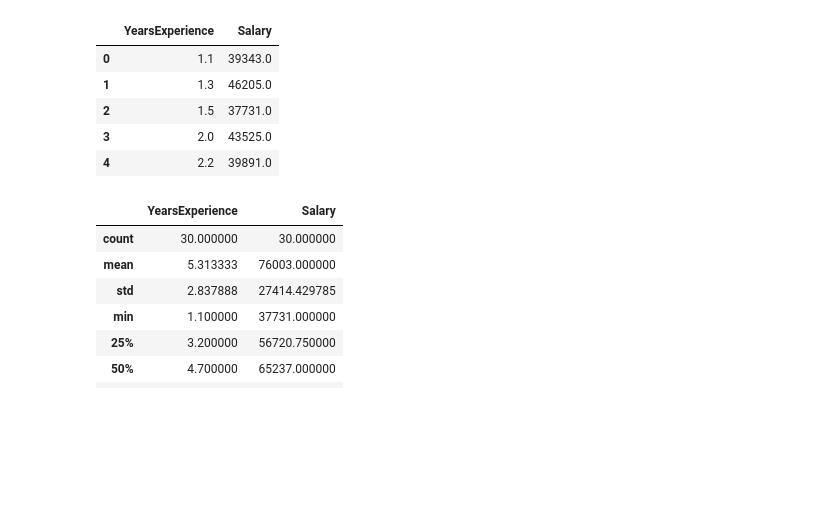
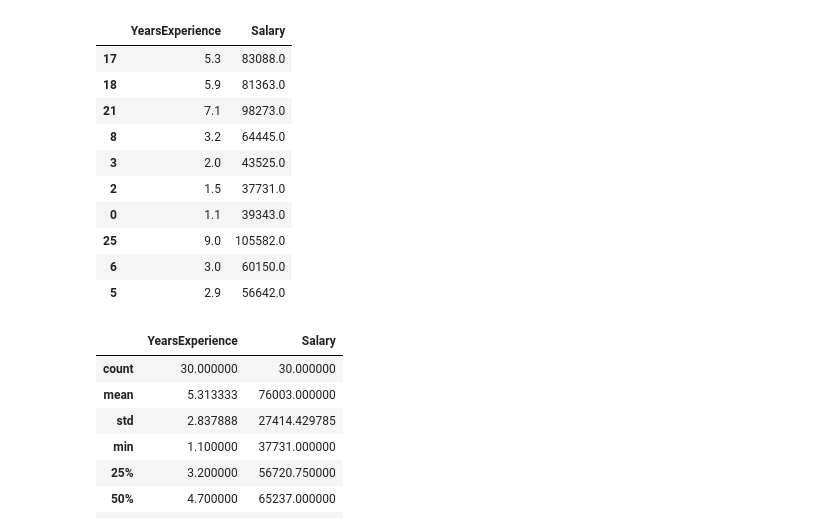
Before and after one commit to NgeruSK/Salary-Predictor, a Jupyter notebook: analytics-notebook.ipynb, the cells around one changed output. Cells and saved outputs as stored; diff of their text form; code cells hidden in the pictures; blank space fills up the shorter version.

```diff
--- a/analytics-notebook.ipynb
+++ b/analytics-notebook.ipynb
@@ -16,14 +10,19 @@ from sklearn.linear_model import LinearRegression
 # Dataset Reading
 df_salary = pd.read_csv('Dataset/Salary_Data.csv')
 # %%
-df_salary.head()
+df_salary.sample(10)
 # %% [output]
 |  | YearsExperience | Salary |
+| 17 | 5.3 | 83088.0 |
+| 18 | 5.9 | 81363.0 |
+| 21 | 7.1 | 98273.0 |
+| 8 | 3.2 | 64445.0 |
+| 3 | 2.0 | 43525.0 |
+| 2 | 1.5 | 37731.0 |
 | 0 | 1.1 | 39343.0 |
-| 1 | 1.3 | 46205.0 |
-| 2 | 1.5 | 37731.0 |
-| 3 | 2.0 | 43525.0 |
-| 4 | 2.2 | 39891.0 |
+| 25 | 9.0 | 105582.0 |
+| 6 | 3.0 | 60150.0 |
+| 5 | 2.9 | 56642.0 |
 # %%
 # Dataset Description
 df_salary.describe()
```
Also changed, not shown: parts of 6 cells of this notebook.
